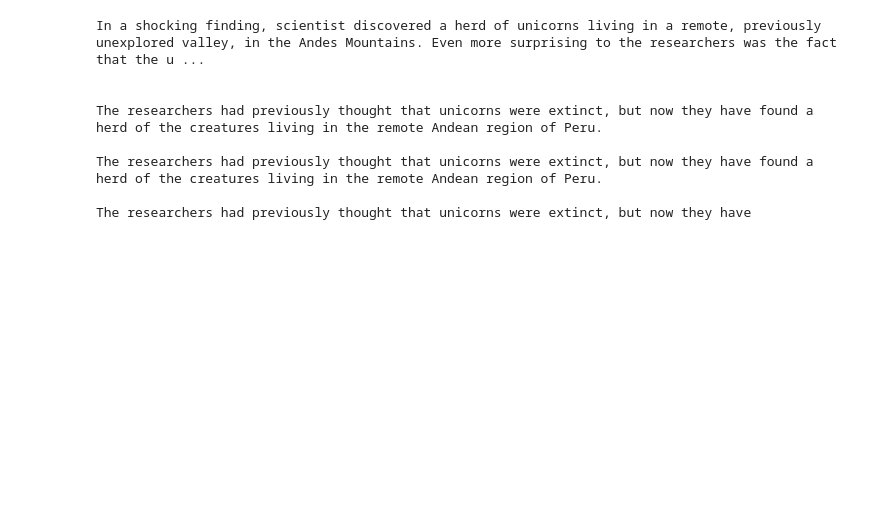
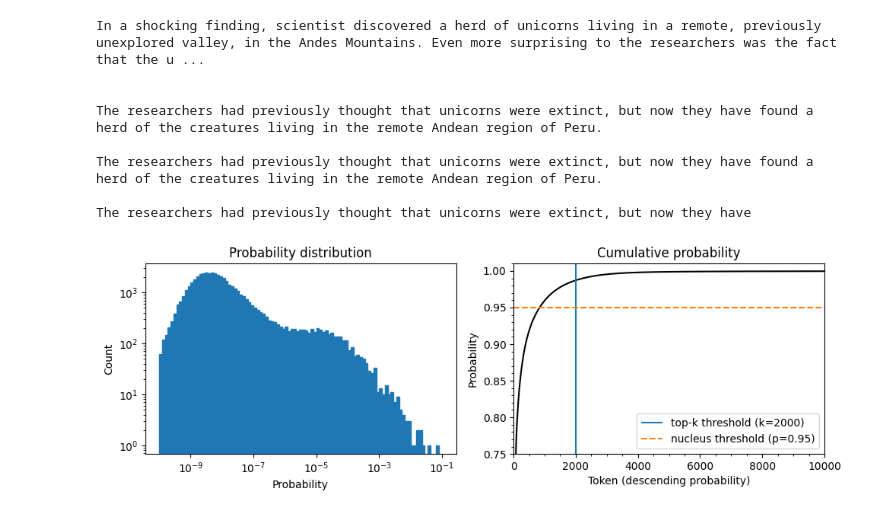
Before and after one commit to thereallexluttor/LLMS, a Jupyter notebook: chapter5.ipynb, the cells around one changed output. Drawn from its saved outputs; the diff is of its cells as text; code cells hidden in the pictures; blank space fills up the shorter version.

```diff
--- a/chapter5.ipynb
+++ b/chapter5.ipynb
@@ -194,3 +194,57 @@ The researchers had previously thought that unicorns were extinct, but now they
 The researchers had previously thought that unicorns were extinct, but now they have found a herd of the creatures living in the remote Andean region of Peru.
 
 The researchers had previously thought that unicorns were extinct, but now they have
+# %%
+
+# hide
+input_txt = """In a shocking finding, scientist discovered \
+a herd of unicorns living in a remote, previously unexplored \
+valley, in the Andes Mountains. Even more surprising to the \
+researchers was the fact that the unicorns spoke perfect English.\n\n
+"""
+input_ids = tokenizer(input_txt, return_tensors="pt")["input_ids"].to(device)
+# %%
+# hide
+import torch.nn.functional as F
+
+with torch.no_grad():
+    output = model(input_ids=input_ids)
+    next_token_logits = output.logits[:, -1, :]
+    probs = F.softmax(next_token_logits, dim=-1).detach().cpu().numpy()
+# %%
+# hide_input
+
+#id distribution
+#alt Probability distribution of next token prediction.
+#caption Probability distribution of next token prediction (left) and cumulative distribution of descending token probabilities
+
+import matplotlib.pyplot as plt
+import numpy as np
+
+fig, axes = plt.subplots(1, 2, figsize=(10, 3.5))
+
+axes[0].hist(probs[0], bins=np.logspace(-10, -1, 100), color="C0", edgecolor="C0")
+axes[0].set_xscale("log")
+axes[0].set_yscale("log")
+axes[0].set_title("Probability distribution")
+axes[0].set_xlabel("Probability")
+axes[0].set_ylabel("Count")
+#axes[0].grid(which="major")
+
+axes[1].plot(np.cumsum(np.sort(probs[0])[::-1]), color="black")
+axes[1].set_xlim([0, 10000])
+axes[1].set_ylim([0.75, 1.01])
+axes[1].set_title("Cumulative probability")
+axes[1].set_ylabel("Probability")
+axes[1].set_xlabel("Token (descending probability)")
+#axes[1].grid(which="major")
+axes[1].minorticks_on()
+#axes[1].grid(which='minor', linewidth='0.5')
+top_k_label = 'top-k threshold (k=2000)'
+top_p_label = 'nucleus threshold (p=0.95)'
+axes[1].vlines(x=2000, ymin=0, ymax=2, color='C0', label=top_k_label)
+axes[1].hlines(y=0.95, xmin=0, xmax=10000, color='C1', label=top_p_label, linestyle='--')
+axes[1].legend(loc='lower right')
+plt.tight_layout()
+# %% [output]
+[figure, added]
```
Also changed, not shown: parts of 2 cells of this notebook.
